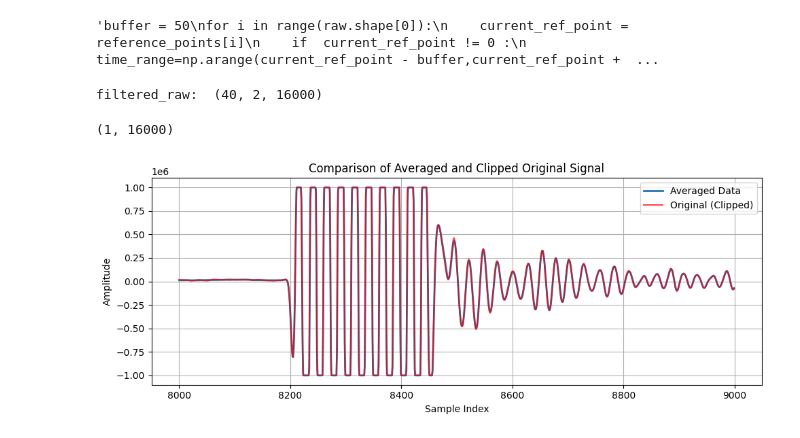
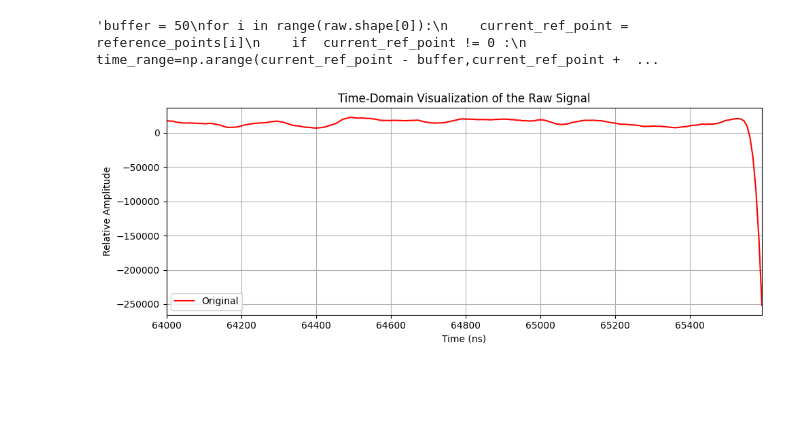
Before and after one commit to madhviasthana/Bio-Medical-Signal-Processing, a Jupyter notebook: codebase/main.ipynb, the cells around one changed output. Saved outputs shown, nothing was run; the diff lists cells and outputs as text; code cells hidden in the pictures; blank space fills up the shorter version.

```diff
--- a/codebase/main.ipynb
+++ b/codebase/main.ipynb
@@ -36,34 +39,25 @@ for i in range(raw.shape[0]):
         """
 # %% [output]
 'buffer = 50\nfor i in range(raw.shape[0]):\n    current_ref_point = reference_points[i]\n    if  current_ref_point != 0 :\n        time_range=np.arange(current_ref_point - buffer,current_ref_point +  ...
-# %%
-averaged_signal=synchronized_averaging(raw,threshold=500000)
-# %% [output]
-filtered_raw:  (40, 2, 16000)
-# %%
-averaged_signal.shape
-# %% [output]
-(1, 16000)
-# %%
-import matplotlib.pyplot as plt
-import numpy as np
-
-# Clip extreme values in original signal for visibility (e.g., top/bottom 1%)
-clip_percentile = 1
-original = raw[0, 1, :]
-clip_min = np.percentile(original, clip_percentile)
-clip_max = np.percentile(original, 100 - clip_percentile)
-clipped_original = np.clip(original, clip_min, clip_max)
-
-plt.figure(figsize=(10, 4))
-plt.plot(np.arange(8000, 9000), averaged_signal[0][8000:9000], label='Averaged Data', linewidth=2)
-plt.plot(np.arange(8000, 9000), clipped_original[8000:9000], label='Original (Clipped)', alpha=0.7, color='red')
-plt.xlabel('Sample Index')
-plt.ylabel('Amplitude')
-plt.title('Comparison of Averaged and Clipped Original Signal')
-plt.legend()
-plt.grid(True)
-plt.tight_layout()
-plt.show()
-# %% [output]
-[figure, removed]
+# %%
+start=8000
+end=8200
+# %%
+Fs = 125e6  # 125 MHz
+Ts_ns = 1e9 / Fs  # Sampling period in nanoseconds
+
+time_ns = np.arange(start, end) * Ts_ns
+
+plt.figure(figsize=(10, 4))
+plt.plot(time_ns, raw[0,1,start:end], label='Original', color='red')
+plt.title('Time-Domain Visualization of the Raw Signal')
+plt.xlabel('Time (ns)')
+plt.ylabel('Relative Amplitude')
+plt.legend()
+plt.grid(True)
+plt.xlim(time_ns[0], time_ns[-1])
+
+plt.tight_layout()
+plt.show()
+# %% [output]
+[figure, added]
```
Also changed, not shown: parts of 9 cells of this notebook, 4 other files.
